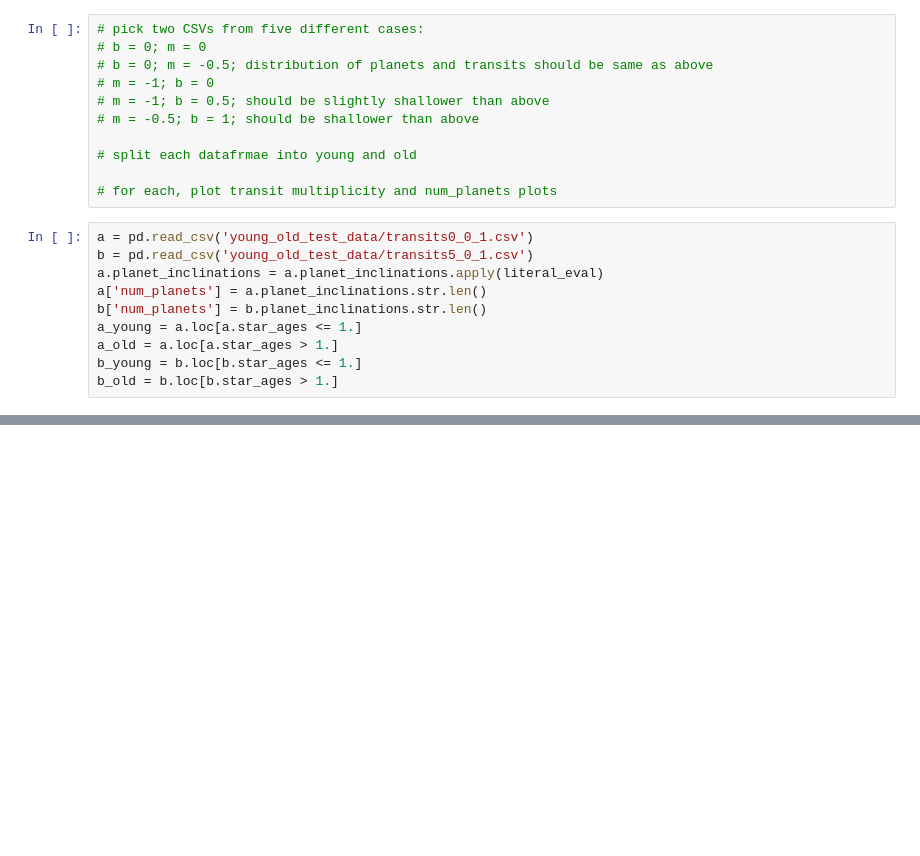
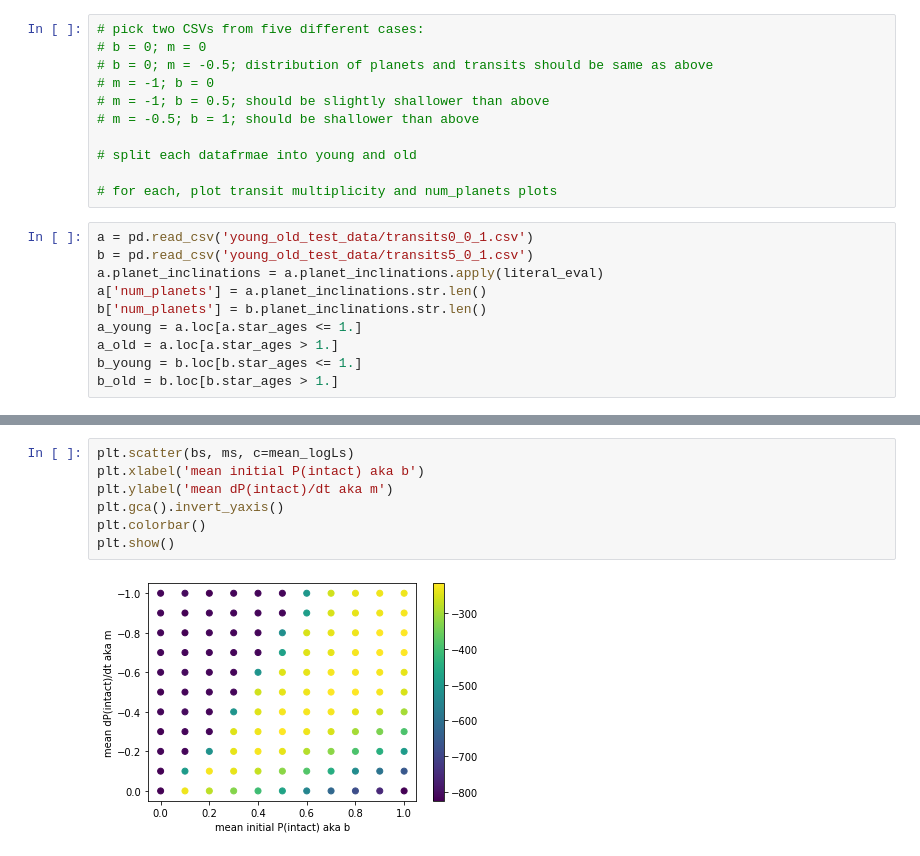
Before and after one commit to exoclam/sculpting, a Jupyter notebook: hipergator/troubleshoot-logLs.ipynb, the cells around one changed output, grey strips where cells are left out. Cells and saved outputs as stored; diff of their text form; blank space fills up the shorter version.

```diff
--- a/hipergator/troubleshoot-logLs.ipynb
+++ b/hipergator/troubleshoot-logLs.ipynb
@@ -356,0 +553,9 @@ Name: num_planets, dtype: int64
+# %%
+plt.scatter(bs, ms, c=mean_logLs)
+plt.xlabel('mean initial P(intact) aka b')
+plt.ylabel('mean dP(intact)/dt aka m')
+plt.gca().invert_yaxis()
+plt.colorbar()
+plt.show()
+# %% [output]
+[figure, added]
```
Also changed, not shown: parts of 47 cells of this notebook.
